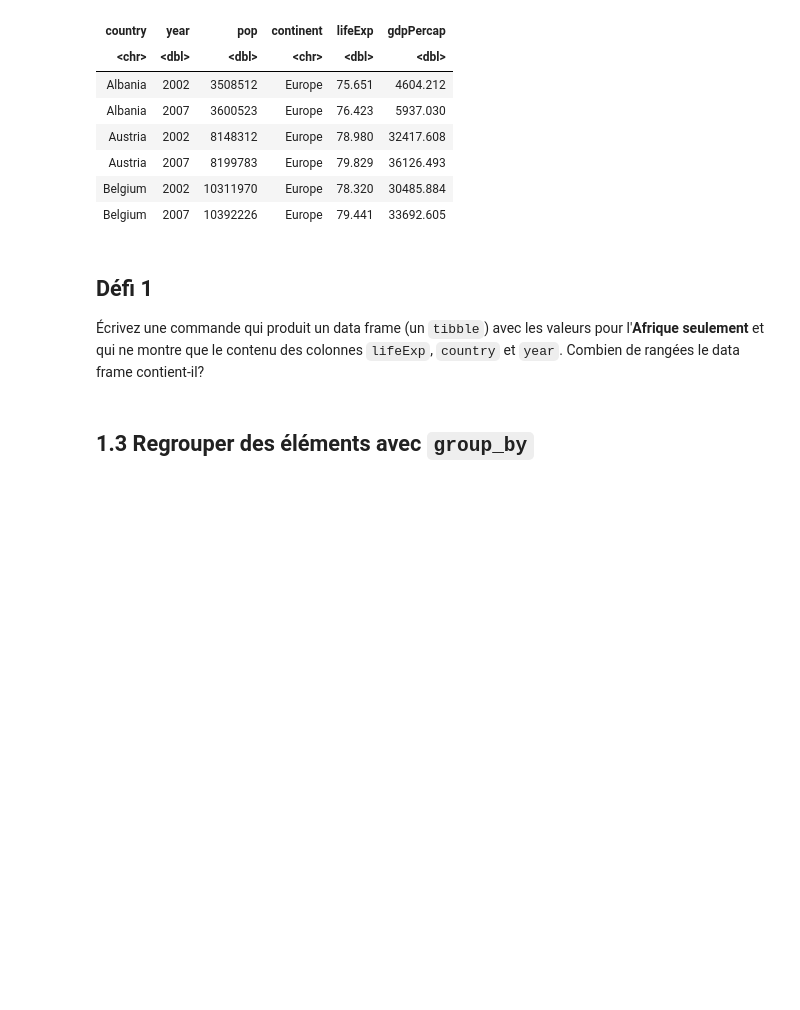
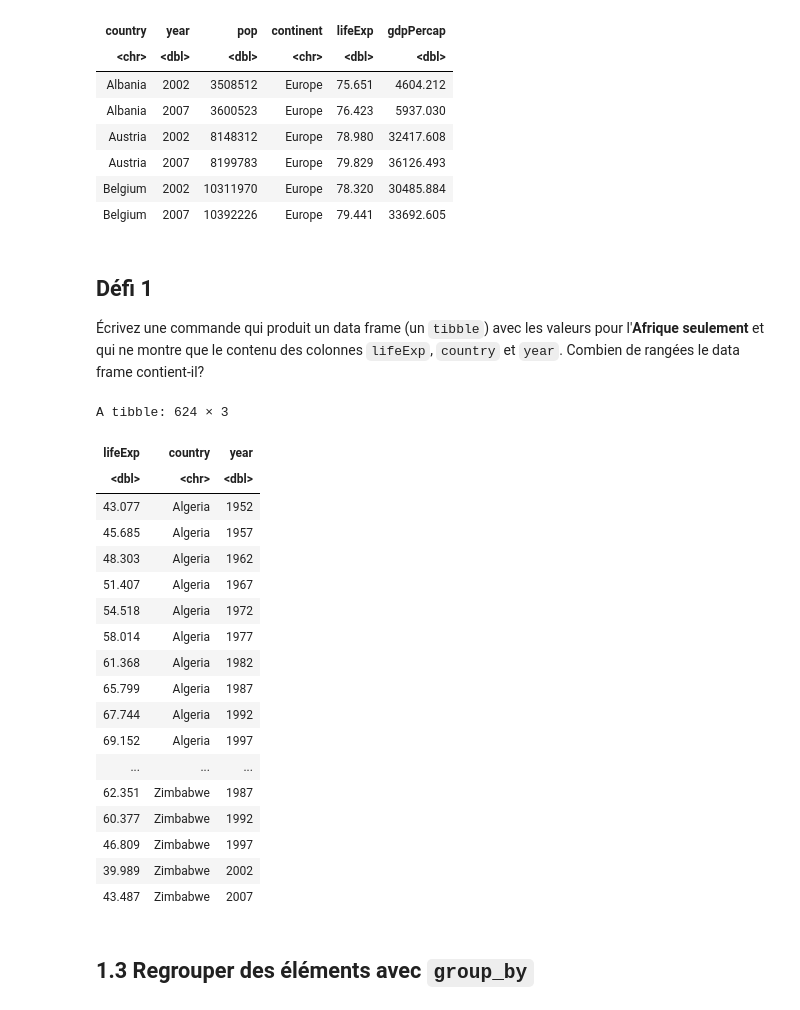
Before and after one commit to TOGUIYENI/Atelier-manipulation-R, a Jupyter notebook: atelier_manipulation_R.ipynb, the cells around one changed output. Saved outputs shown, nothing was run; the diff lists cells and outputs as text; code cells hidden in the pictures; blank space fills up the shorter version.

```diff
--- a/atelier_manipulation_R.ipynb
+++ b/atelier_manipulation_R.ipynb
@@ -329,6 +314,31 @@ A tibble: 6 × 6
 ## Défi 1
 
 Écrivez une commande qui produit un data frame (un `tibble`) avec les valeurs pour l'**Afrique seulement** et qui ne montre que le contenu des colonnes `lifeExp`, `country` et `year`. Combien de rangées le data frame contient-il?
+# %%
+# Solution
+gapminder %>%
+  filter(continent == "Africa") %>%
+  select(lifeExp, country, year)
+# %% [output]
+A tibble: 624 × 3
+| lifeExp | country | year |
+| <dbl> | <chr> | <dbl> |
+| 43.077 | Algeria | 1952 |
+| 45.685 | Algeria | 1957 |
+| 48.303 | Algeria | 1962 |
+| 51.407 | Algeria | 1967 |
+| 54.518 | Algeria | 1972 |
+| 58.014 | Algeria | 1977 |
+| 61.368 | Algeria | 1982 |
+| 65.799 | Algeria | 1987 |
+| 67.744 | Algeria | 1992 |
+| 69.152 | Algeria | 1997 |
+| ... | ... | ... |
+| 62.351 | Zimbabwe | 1987 |
+| 60.377 | Zimbabwe | 1992 |
+| 46.809 | Zimbabwe | 1997 |
+| 39.989 | Zimbabwe | 2002 |
+| 43.487 | Zimbabwe | 2007 |
 # %% [markdown]
 ## 1.3 Regrouper des éléments avec `group_by`
 # %%
```
Also changed, not shown: parts of 13 cells of this notebook, 3 other files.
